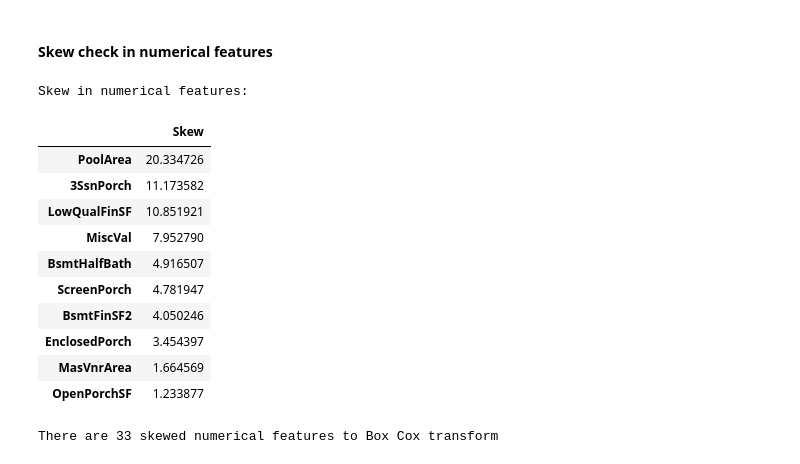
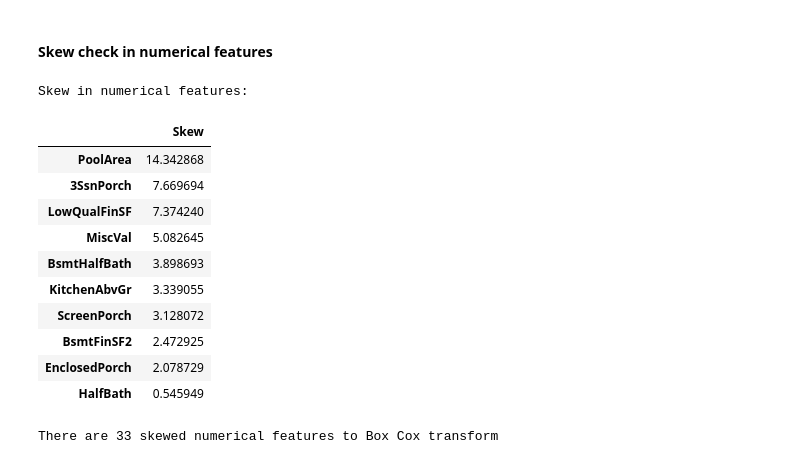
Before and after one commit to tanuj5480/100-Days-of-Data-Science, a Jupyter notebook: Code/Problem #1 .ipynb, the cells around one changed output. Cells and saved outputs as stored; diff of their text form; code cells hidden in the pictures.

```diff
--- a/Code/Problem #1 .ipynb
+++ b/Code/Problem #1 .ipynb
@@ -136,7 +139,7 @@ train_df.drop(lst_var_to_drop, axis=1, inplace=True)
 # %%
 test_df.drop(lst_var_to_drop, axis=1, inplace=True)
 # %%
-dtype_df = all_data.dtypes.reset_index()
+dtype_df = all_data_2.dtypes.reset_index()
 dtype_df.columns = ["Count", "Column Type"]
 # %%
 dtype_df.groupby('Column Type').count().reset_index()
@@ -148,7 +150,7 @@ dtype_df.groupby('Column Type').count().reset_index()
 # seperating out the categorical variables
 
 cat_var = dtype_df[dtype_df['Column Type'] == 'object'].Count.values
-cont_var = dtype_df[dtype_df['Column Type'] == 'int64'].Count.values
+cont_var = dtype_df[dtype_df['Column Type'] == 'float64'].Count.values
 # %%
 cat_var, cont_var
 # %% [output]
@@ -183,6 +193,6 @@ train_df['YearRemodAdd'] = train_df['YearRemodAdd'].astype(str)
 # categorical variables: to replace with the mode for that variable
 
 for var in cat_var:
-    all_data[var].fillna(all_data[var].mode()[0], inplace=True)
+    train_df[var].fillna(train_df[var].mode()[0], inplace=True)
 
 # to further improve the model, we would have to go through at variable level and impute values accrodingly
@@ -192,26 +199,28 @@ for var in cat_var:
+# %%
+all_data[cont_var] = all_data[cont_var].fillna(all_data.mean().iloc[0])
 # %% [markdown]
 #### Skew check in numerical features
 # %%
-numeric_feats = all_data.dtypes[train_df.dtypes != "object"].index
+numeric_feats = all_data.dtypes[all_data.dtypes != "object"].index
 
 # Check the skew of all numerical features
-skewed_feats = all_data[numeric_feats].apply(lambda x: skew(x.dropna())).sort_values(ascending=False)
+skewed_feats = train_df[numeric_feats].apply(lambda x: skew(x.dropna())).sort_values(ascending=False)
 print("\nSkew in numerical features: \n")
 skewness = pd.DataFrame({'Skew' :skewed_feats})
 skewness.head(10)
 # %% [output]
 Skew in numerical features:
 |  | Skew |
-| PoolArea | 20.334726 |
-| 3SsnPorch | 11.173582 |
-| LowQualFinSF | 10.851921 |
-| MiscVal | 7.952790 |
-| BsmtHalfBath | 4.916507 |
-| ScreenPorch | 4.781947 |
-| BsmtFinSF2 | 4.050246 |
-| EnclosedPorch | 3.454397 |
-| MasVnrArea | 1.664569 |
-| OpenPorchSF | 1.233877 |
+| PoolArea | 14.342868 |
+| 3SsnPorch | 7.669694 |
+| LowQualFinSF | 7.374240 |
+| MiscVal | 5.082645 |
+| BsmtHalfBath | 3.898693 |
+| KitchenAbvGr | 3.339055 |
+| ScreenPorch | 3.128072 |
+| BsmtFinSF2 | 2.472925 |
+| EnclosedPorch | 2.078729 |
+| HalfBath | 0.545949 |
 # %%
 skewness = skewness[abs(skewness) > 0.75]
 
```
Also changed, not shown: parts of 35 cells of this notebook, 1 other file.
